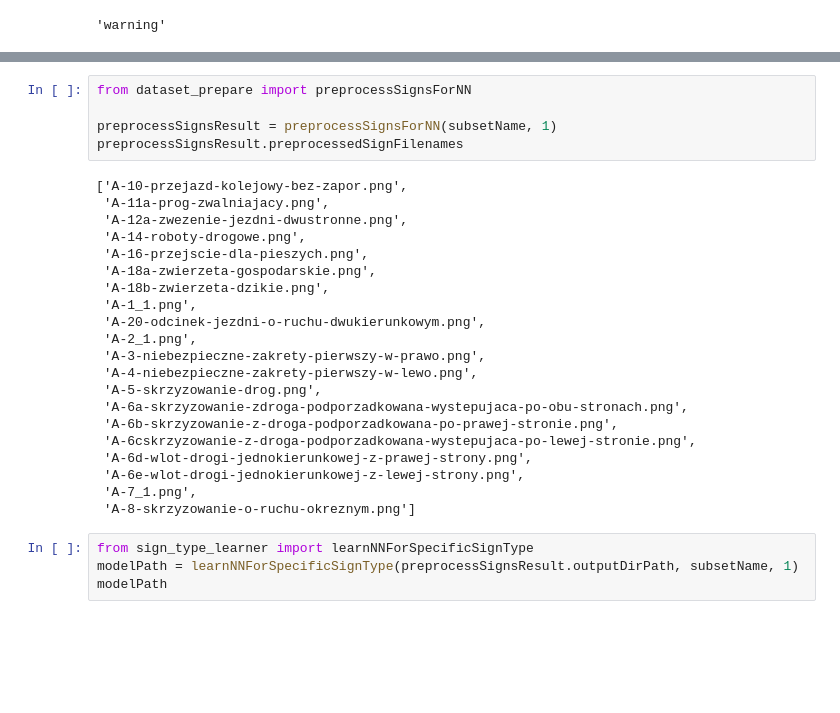
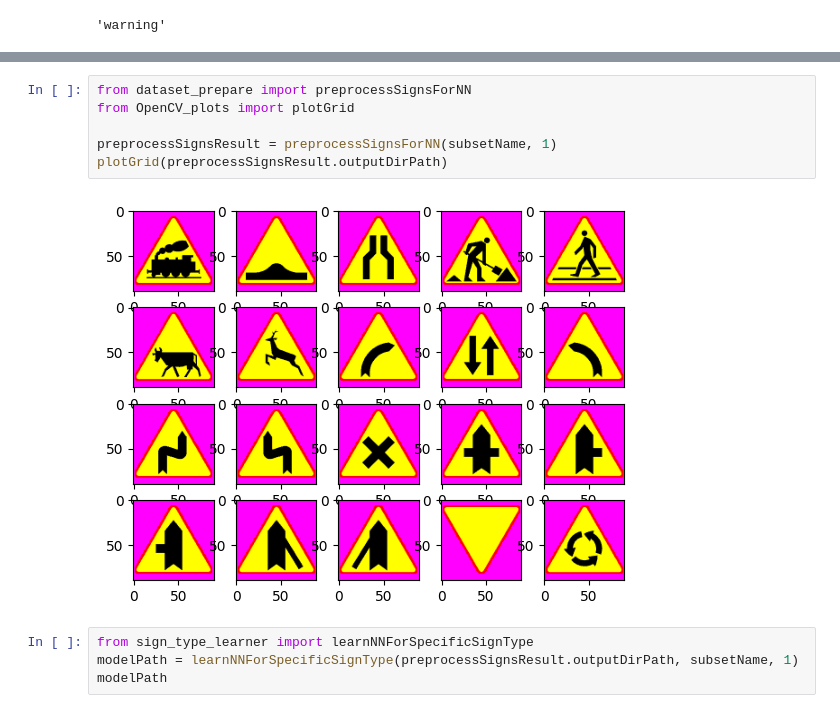
Before and after one commit to Javolins/road-sign-checker, a Jupyter notebook: ai/sign-classificators/subset-training.ipynb, the cells around one changed output, grey strips where cells are left out. Cells and saved outputs as stored; diff of their text form; blank space fills up the shorter version.

Commit message:
added plot of preproecesed samples

```diff
--- a/ai/sign-classificators/subset-training.ipynb
+++ b/ai/sign-classificators/subset-training.ipynb
@@ -8,29 +15,11 @@ subsetName
 # %%
 from dataset_prepare import preprocessSignsForNN
+from OpenCV_plots import plotGrid
 
 preprocessSignsResult = preprocessSignsForNN(subsetName, 1)
-preprocessSignsResult.preprocessedSignFilenames
+plotGrid(preprocessSignsResult.outputDirPath)
 # %% [output]
-['A-10-przejazd-kolejowy-bez-zapor.png',
- 'A-11a-prog-zwalniajacy.png',
- 'A-12a-zwezenie-jezdni-dwustronne.png',
- 'A-14-roboty-drogowe.png',
- 'A-16-przejscie-dla-pieszych.png',
- 'A-18a-zwierzeta-gospodarskie.png',
- 'A-18b-zwierzeta-dzikie.png',
- 'A-1_1.png',
- 'A-20-odcinek-jezdni-o-ruchu-dwukierunkowym.png',
- 'A-2_1.png',
- 'A-3-niebezpieczne-zakrety-pierwszy-w-prawo.png',
- 'A-4-niebezpieczne-zakrety-pierwszy-w-lewo.png',
- 'A-5-skrzyzowanie-drog.png',
- 'A-6a-skrzyzowanie-zdroga-podporzadkowana-wystepujaca-po-obu-stronach.png',
- 'A-6b-skrzyzowanie-z-droga-podporzadkowana-po-prawej-stronie.png',
- 'A-6cskrzyzowanie-z-droga-podporzadkowana-wystepujaca-po-lewej-stronie.png',
- 'A-6d-wlot-drogi-jednokierunkowej-z-prawej-strony.png',
- 'A-6e-wlot-drogi-jednokierunkowej-z-lewej-strony.png',
- 'A-7_1.png',
- 'A-8-skrzyzowanie-o-ruchu-okreznym.png']
+[figure, added]
 # %%
 from sign_type_learner import learnNNForSpecificSignType
 modelPath = learnNNForSpecificSignType(preprocessSignsResult.outputDirPath, subsetName, 1)
```
Also changed, not shown: parts of 1 cell of this notebook, 1 other file.
